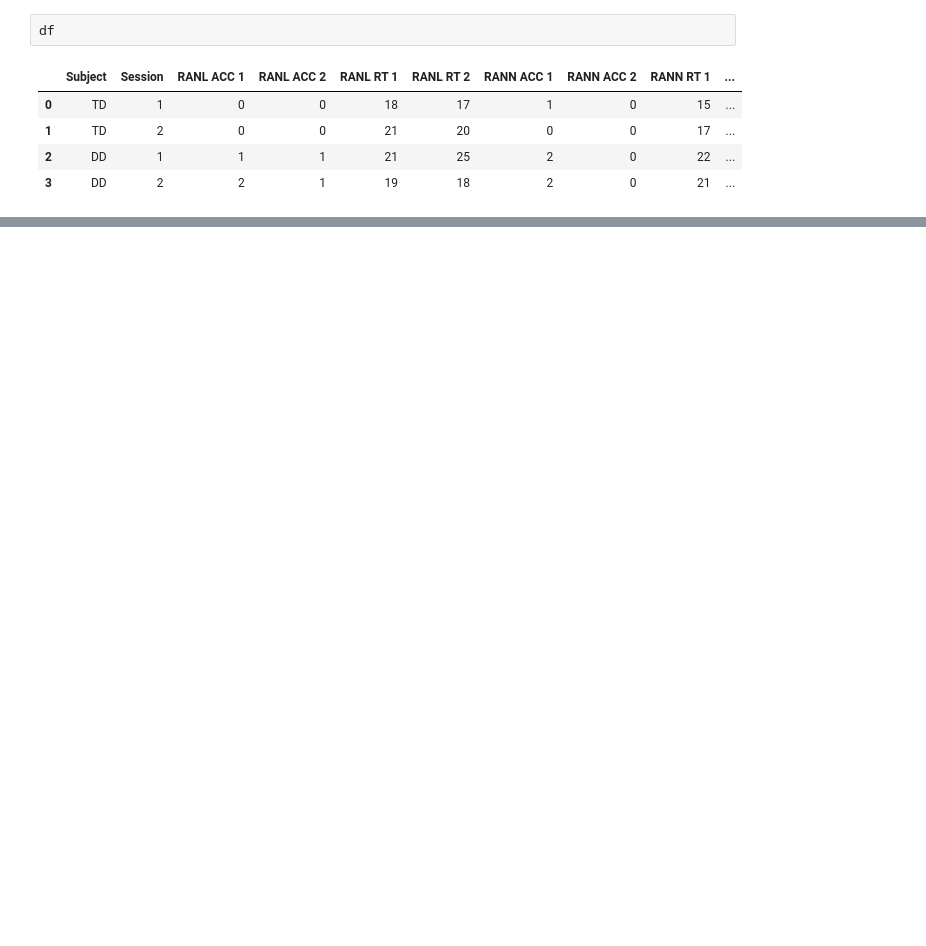
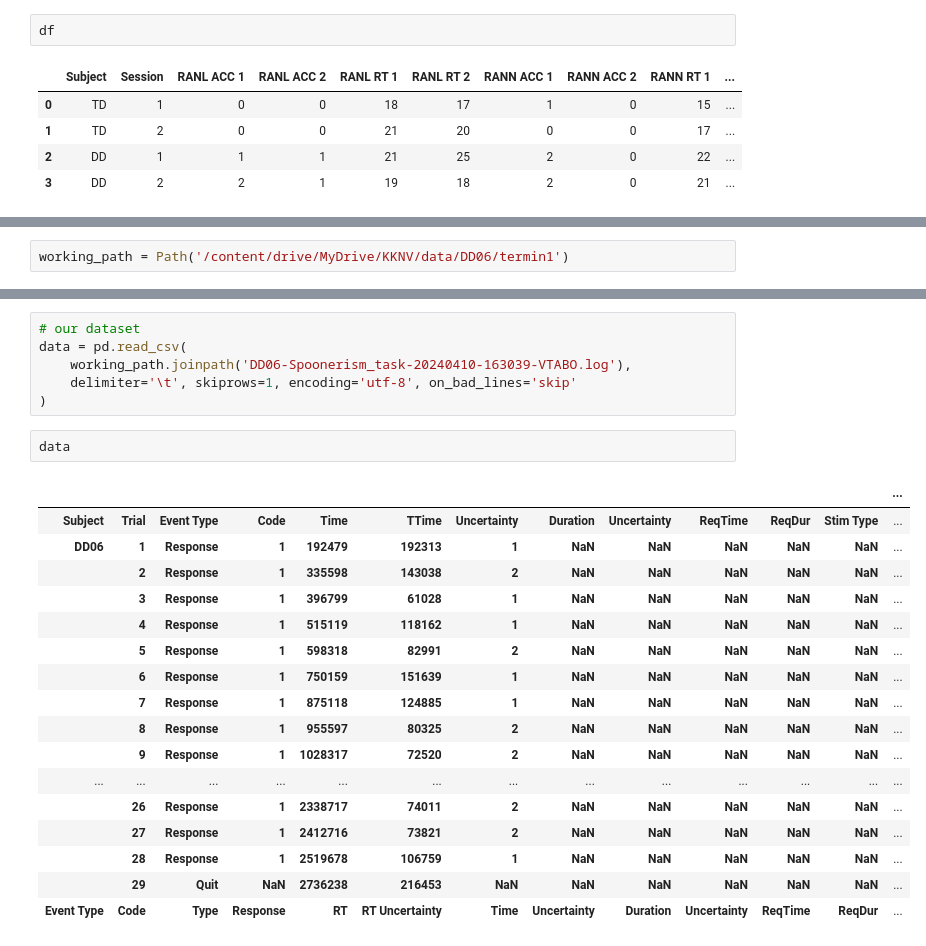
Before and after one commit to cristinarainich/DDCS, a Jupyter notebook: Results_presentation.ipynb, the cells around one changed output, grey strips where cells are left out. Drawn from its saved outputs; the diff is of its cells as text; blank space fills up the shorter version.

```diff
--- a/Results_presentation.ipynb
+++ b/Results_presentation.ipynb
@@ -79,0 +109,2 @@ plt.show()
+# %%
+working_path = Path('/content/drive/MyDrive/KKNV/data/DD06/termin1')
@@ -79,0 +123,26 @@ plt.show()
+# %%
+# our dataset
+data = pd.read_csv(
+    working_path.joinpath('DD06-Spoonerism_task-20240410-163039-VTABO.log'),
+    delimiter='\t', skiprows=1, encoding='utf-8', on_bad_lines='skip'
+)
+# %%
+data
+# %% [output]
+|  |  |  |  |  |  |  |  |  |  |  |  | ... |
+| Subject | Trial | Event Type | Code | Time | TTime | Uncertainty | Duration | Uncertainty | ReqTime | ReqDur | Stim Type | ... |
+| DD06 | 1 | Response | 1 | 192479 | 192313 | 1 | NaN | NaN | NaN | NaN | NaN | ... |
+|  | 2 | Response | 1 | 335598 | 143038 | 2 | NaN | NaN | NaN | NaN | NaN | ... |
+|  | 3 | Response | 1 | 396799 | 61028 | 1 | NaN | NaN | NaN | NaN | NaN | ... |
+|  | 4 | Response | 1 | 515119 | 118162 | 1 | NaN | NaN | NaN | NaN | NaN | ... |
+|  | 5 | Response | 1 | 598318 | 82991 | 2 | NaN | NaN | NaN | NaN | NaN | ... |
+|  | 6 | Response | 1 | 750159 | 151639 | 1 | NaN | NaN | NaN | NaN | NaN | ... |
+|  | 7 | Response | 1 | 875118 | 124885 | 1 | NaN | NaN | NaN | NaN | NaN | ... |
+|  | 8 | Response | 1 | 955597 | 80325 | 2 | NaN | NaN | NaN | NaN | NaN | ... |
+|  | 9 | Response | 1 | 1028317 | 72520 | 2 | NaN | NaN | NaN | NaN | NaN | ... |
+| ... | ... | ... | ... | ... | ... | ... | ... | ... | ... | ... | ... | ... |
+|  | 26 | Response | 1 | 2338717 | 74011 | 2 | NaN | NaN | NaN | NaN | NaN | ... |
+|  | 27 | Response | 1 | 2412716 | 73821 | 2 | NaN | NaN | NaN | NaN | NaN | ... |
+|  | 28 | Response | 1 | 2519678 | 106759 | 1 | NaN | NaN | NaN | NaN | NaN | ... |
+|  | 29 | Quit | NaN | 2736238 | 216453 | NaN | NaN | NaN | NaN | NaN | NaN | ... |
+| Event Type | Code | Type | Response | RT | RT Uncertainty | Time | Uncertainty | Duration | Uncertainty | ReqTime | ReqDur | ... |
```
Also changed, not shown: parts of 12 cells of this notebook.
